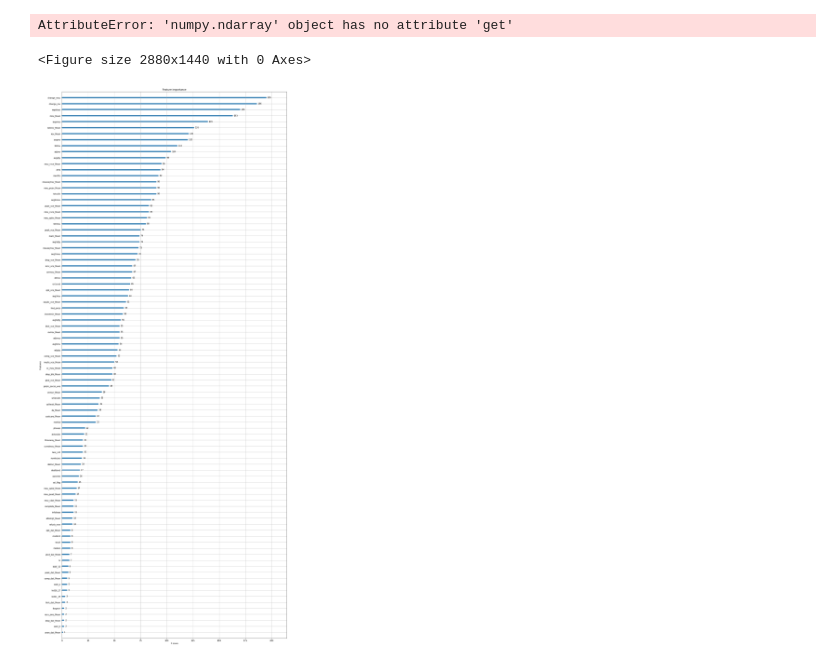
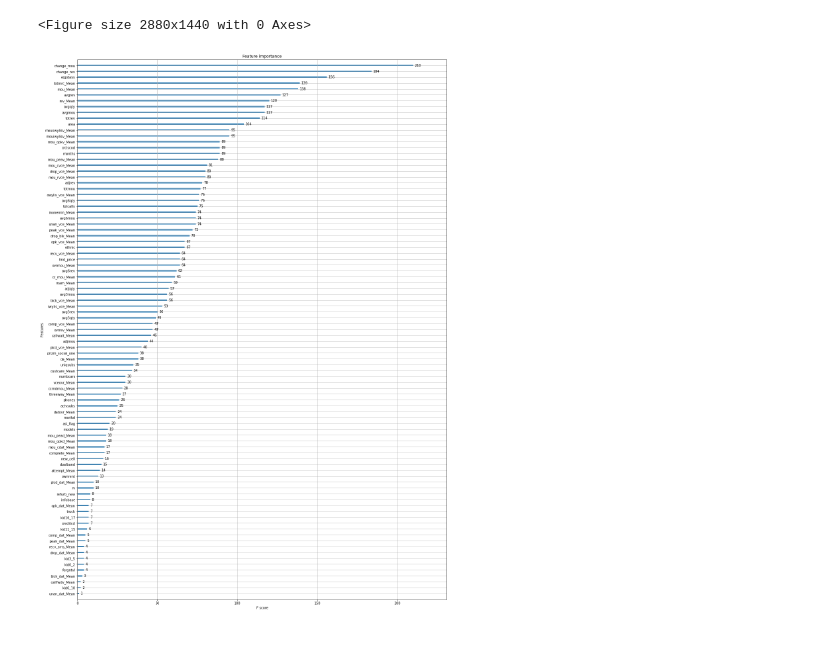
Before and after one commit to Jheel-patel/Predicting-Customer-Churn, a Jupyter notebook: Optimizing XGBoost.ipynb, the cells around one changed output. Drawn from its saved outputs; the diff is of its cells as text; code cells hidden in the pictures.

```diff
--- a/Optimizing XGBoost.ipynb
+++ b/Optimizing XGBoost.ipynb
@@ -132,31 +85,14 @@ plt.plot(X.columns, clf_xgb.feature_importances_)
-# %%
-# feature importance
-#print(clf_xgb.feature_importances_)
-# plot
-#from matplotlib import pyplot
-
-def get_xgb_imp(xgb, feat_names):
-    from numpy import array
-    imp_vals = xgb.feature_importances_
-    imp_dict = {feat_names[i]:float(imp_vals.get('f'+str(i),0.)) for i in range(len(feat_names))}
-    total = array(imp_dict.values()).sum()
-    return {k:v/total for k,v in imp_dict.items()}
-
-get_xgb_imp(xgb=clf_xgb,feat_names=X.columns)
-
-#plt.figure(figsize=(50,10))
-#pyplot.bar(range(len(clf_xgb.feature_importances_)), clf_xgb.feature_importances_, label=clf_xgb.feature_names)
-#pyplot.show()
-# %% [output]
-AttributeError: 'numpy.ndarray' object has no attribute 'get'
 # %%
 # plot feature importance
 from xgboost import plot_importance
 plt.figure(figsize=(40,20))
-plot_importance(clf_xgb,max_num_features=100)
+ax_sub = plot_importance(clf_xgb,max_num_features=100)
 #plt.savefig('Feature Importances',dpi=1200)
-plt.rcParams["figure.figsize"] = (20,50)
+plt.rcParams["figure.figsize"] = (20,30)
 plt.show()
+
+# get the original names back
+Text_yticklabels = list(ax_sub.get_yticklabels())
 # %% [output]
 <Figure size 2880x1440 with 0 Axes>
-[figure, old version]
+[figure, new version]
```
Also changed, not shown: parts of 24 cells of this notebook, 4 other files.
